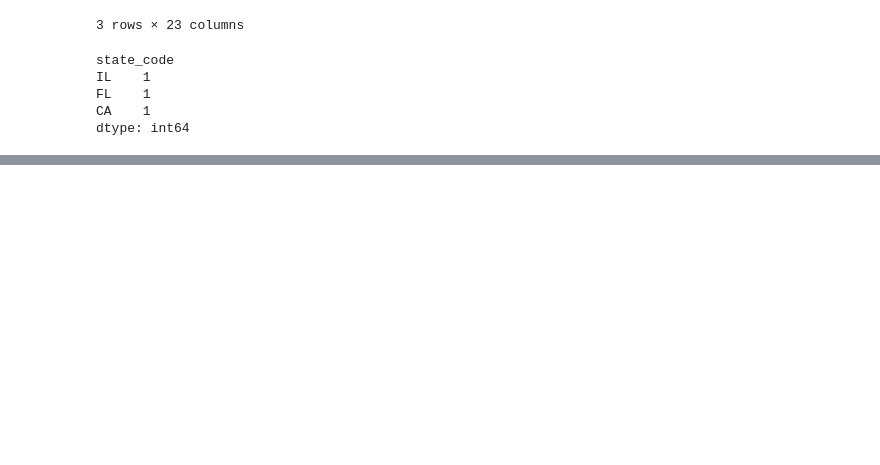
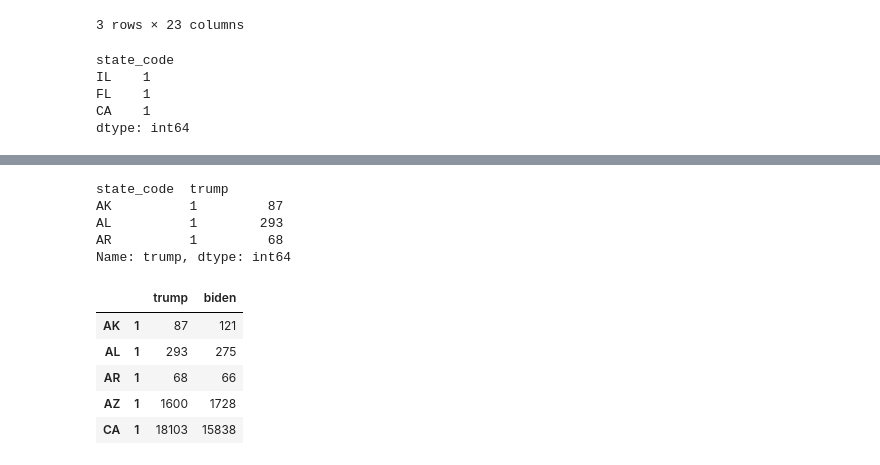
Before and after one commit to olivedisaster/Project-2, a Jupyter notebook: write_data_rs_bmw.ipynb, the cells around one changed output, grey strips where cells are left out. Cells and saved outputs as stored; diff of their text form; code cells hidden in the pictures; blank space fills up the shorter version.

```diff
--- a/write_data_rs_bmw.ipynb
+++ b/write_data_rs_bmw.ipynb
@@ -566,0 +582,3 @@ Length: 500, dtype: int64
+# %%
+biden_count = biden_st_df.groupby('state_code')['biden'].value_counts()
+biden_count.head(3)
@@ -566,0 +611,19 @@ Length: 500, dtype: int64
+# %%
+trump_count = trump_st_df.groupby('state_code')['trump'].value_counts()
+trump_count.head(3)
+# %% [output]
+state_code  trump
+AK          1         87
+AL          1        293
+AR          1         68
+Name: trump, dtype: int64
+# %%
+combined_count_df = pd.concat([trump_count, biden_count], axis=1, join="inner")
+combined_count_df.head()
+# %% [output]
+|  |  | trump | biden |
+| AK | 1 | 87 | 121 |
+| AL | 1 | 293 | 275 |
+| AR | 1 | 68 | 66 |
+| AZ | 1 | 1600 | 1728 |
+| CA | 1 | 18103 | 15838 |
```
Also changed, not shown: parts of 22 cells of this notebook, 1 other file.
